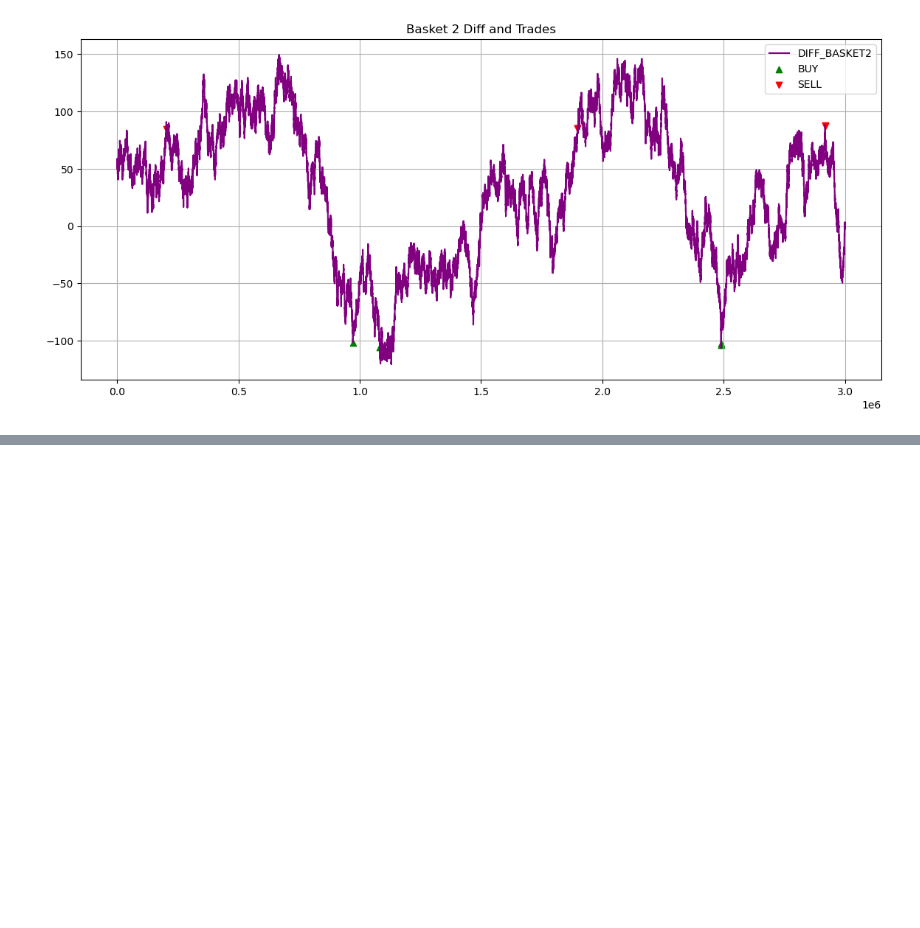
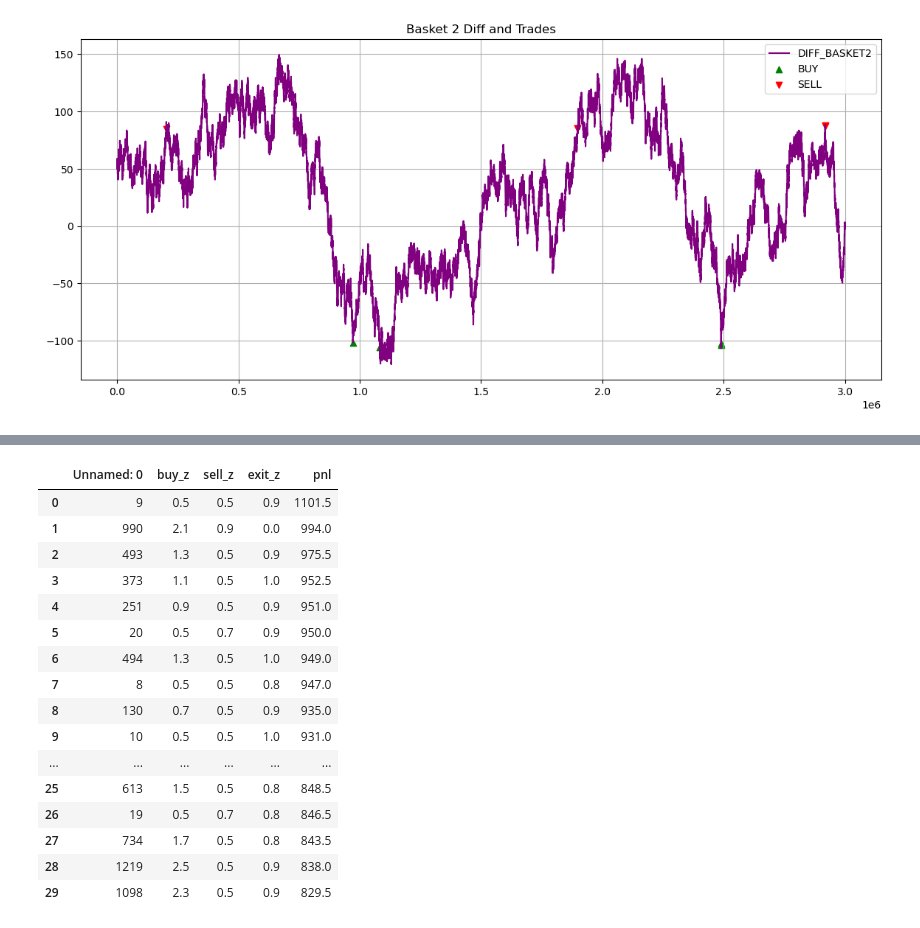
Before and after one commit to Alyssa2026/Prosperity-Lumon, a Jupyter notebook: round2/basket_EDA.ipynb, the cells around one changed output, grey strips where cells are left out. Cells and saved outputs as stored; diff of their text form; code cells hidden in the pictures; blank space fills up the shorter version.

```diff
--- a/round2/basket_EDA.ipynb
+++ b/round2/basket_EDA.ipynb
@@ -403,0 +499,37 @@ plt.show()
+# %%
+import pandas as pd
+
+# Load the results
+results_df = pd.read_csv("results_for_basket2_exitz.csv")
+
+# Filter for valid exit_z conditions
+filtered_df = results_df[
+    (results_df["exit_z"] < results_df["buy_z"]) &
+    (results_df["exit_z"] < results_df["sell_z"]) &
+    (results_df["exit_z"] != 0)
+]
+
+# Sort by pnl and get top 30
+top_25_combos = filtered_df.sort_values("pnl", ascending=False).head(30)
+top_25_combos.reset_index(drop=True, inplace=True)
+
+# Show the result
+top_25_combos
+# %% [output]
+|  | Unnamed: 0 | buy_z | sell_z | exit_z | pnl |
+| 0 | 9 | 0.5 | 0.5 | 0.9 | 1101.5 |
+| 1 | 990 | 2.1 | 0.9 | 0.0 | 994.0 |
+| 2 | 493 | 1.3 | 0.5 | 0.9 | 975.5 |
+| 3 | 373 | 1.1 | 0.5 | 1.0 | 952.5 |
+| 4 | 251 | 0.9 | 0.5 | 0.9 | 951.0 |
+| 5 | 20 | 0.5 | 0.7 | 0.9 | 950.0 |
+| 6 | 494 | 1.3 | 0.5 | 1.0 | 949.0 |
+| 7 | 8 | 0.5 | 0.5 | 0.8 | 947.0 |
+| 8 | 130 | 0.7 | 0.5 | 0.9 | 935.0 |
+| 9 | 10 | 0.5 | 0.5 | 1.0 | 931.0 |
+| ... | ... | ... | ... | ... | ... |
+| 25 | 613 | 1.5 | 0.5 | 0.8 | 848.5 |
+| 26 | 19 | 0.5 | 0.7 | 0.8 | 846.5 |
+| 27 | 734 | 1.7 | 0.5 | 0.8 | 843.5 |
+| 28 | 1219 | 2.5 | 0.5 | 0.9 | 838.0 |
+| 29 | 1098 | 2.3 | 0.5 | 0.9 | 829.5 |
```
Also changed, not shown: parts of 5 cells of this notebook, 5 other files.
